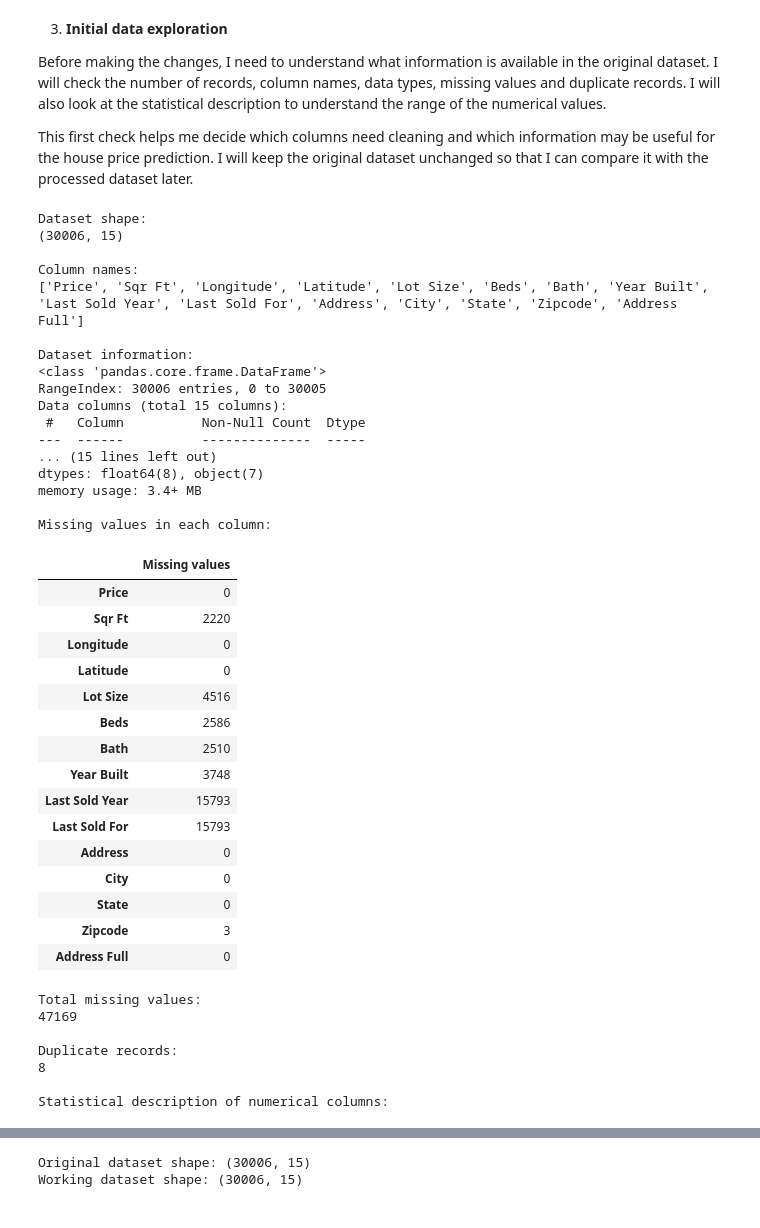
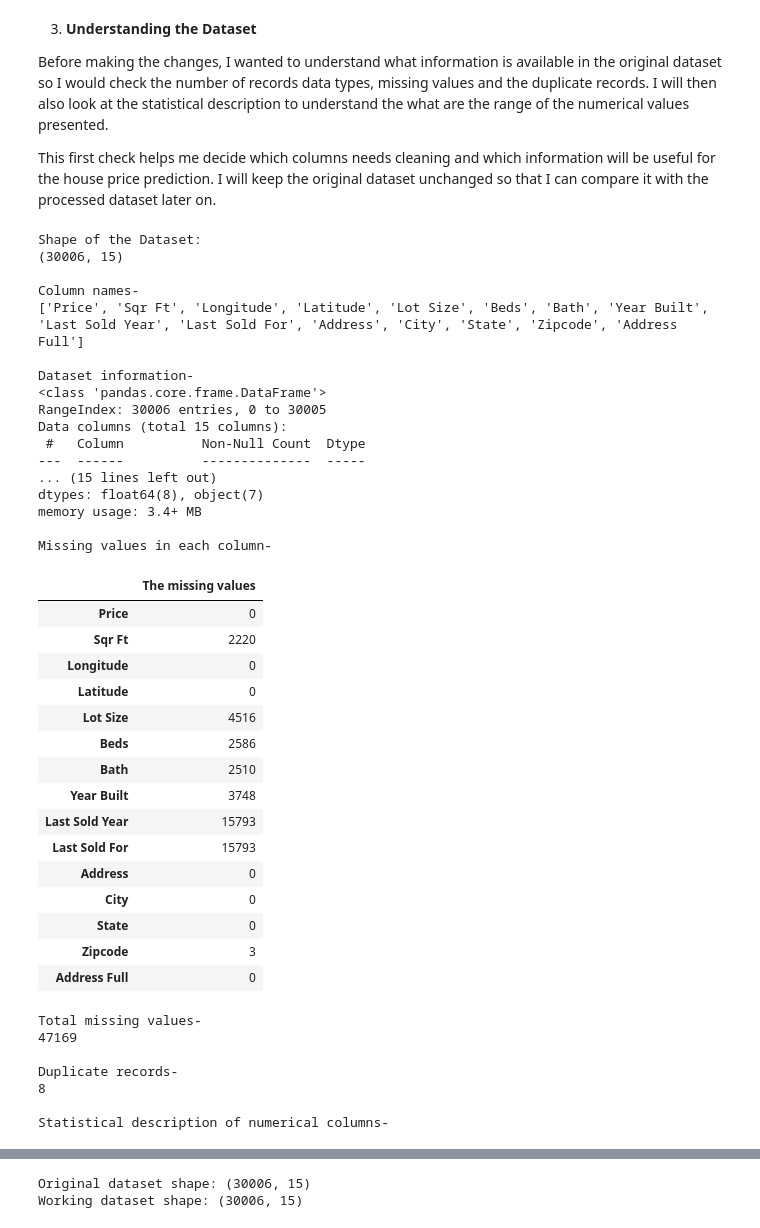
Before and after one commit to Kathir-20/Introduction-to-AI-Module-Electronics-and-Computer-Engineering---2026-2027, a Jupyter notebook: AS1 - CSY 2082.ipynb, the cells around one changed output, grey strips where cells are left out. Drawn from its saved outputs; the diff is of its cells as text; code cells hidden in the pictures.

```diff
--- a/AS1 - CSY 2082.ipynb
+++ b/AS1 - CSY 2082.ipynb
@@ -109,56 +106,52 @@ Columns: 15
 | 3 | 959000 | 1,417 sqft | -73.860170 | 40.722960 | 2,598 sqft | 3.0 | 2.0 | 1939.0 | 2009.0 | ... |
 | 4 | 83500 | 440 sqft | -80.206314 | 25.937965 | NaN | NaN | 1.0 | 1971.0 | 2007.0 | ... |
 # %% [markdown]
-3. **Initial data exploration**
+3. **Understanding the Dataset**
 
-Before making the changes, I need to understand what information is available in the original dataset. I will check the number of records, column names, data types, missing values and duplicate records. I will also look at the statistical description to understand the range of the numerical values.
+Before making the changes, I wanted to understand what information is available in the original dataset so I would check the number of records data types, missing values and the duplicate records. I will then  also look at the statistical description to understand the what are the range of the numerical values presented.
 
-This first check helps me decide which columns need cleaning and which information may be useful for the house price prediction. I will keep the original dataset unchanged so that I can compare it with the processed dataset later.
+This first check helps me decide which columns needs cleaning and which information will be useful for the house price prediction. I will keep the original dataset unchanged so that I can compare it with the processed dataset later on.
 # %%
-# Analyse the original data before making any changes.
-# Check the number of rows and columns, column names and data types.
-# Check missing values and duplicate records.
-# Review the statistical description of the numerical columns.
+## Analysing the initial original data before making any changes then checking the number of rows and columns, names of the columns and data types.
+## Checking missing values and duplicate records and reviewing the statistical description of the numerical columns.
 
-print("Dataset shape:")
+print("Shape of the Dataset:")
 print(df.shape)
 
-print("\nColumn names:")
+print("\nColumn names-")
 print(df.columns.tolist())
-
-print("\nDataset information:")
+print("\nDataset information-")
 df.info()
 
-print("\nMissing values in each column:")
-display(df.isnull().sum().to_frame("Missing values"))
-
-print("\nTotal missing values:")
+print("\nMissing values in each column-")
+display(df.isnull().sum().to_frame("The missing values"))
+print("\nTotal missing values-")
 print(df.isnull().sum().sum())
 
-print("\nDuplicate records:")
+print("\nDuplicate records-")
 print(df.duplicated().sum())
 
-print("\nStatistical description of numerical columns:")
+print("\nStatistical description of numerical columns-")
 display(df.describe())
 # %% [output]
-Dataset shape:
+Shape of the Dataset:
 (30006, 15)
 
-Column names:
+Column names-
 ['Price', 'Sqr Ft', 'Longitude', 'Latitude', 'Lot Size', 'Beds', 'Bath', 'Year Built', 'Last Sold Year', 'Last Sold For', 'Address', 'City', 'State', 'Zipcode', 'Address Full']
 
-Dataset information:
+Dataset information-
 <class 'pandas.core.frame.DataFrame'>
 RangeIndex: 30006 entries, 0 to 30005
 Data columns (total 15 columns):
  #   Column          Non-Null Count  Dtype
 ---  ------          --------------  -----
 ... (15 lines left out)
 dtypes: float64(8), object(7)
 memory usage: 3.4+ MB
 
-Missing values in each column:
+Missing values in each column-
-|  | Missing values |
+|  | The missing values |
 | Price | 0 |
 | Sqr Ft | 2220 |
 | Longitude | 0 |
@@ -174,13 +167,13 @@ Missing values in each column:
 | State | 0 |
 | Zipcode | 3 |
 | Address Full | 0 |
-Total missing values:
+Total missing values-
 47169
 
-Duplicate records:
+Duplicate records-
 8
 
-Statistical description of numerical columns:
+Statistical description of numerical columns-
 |  | Longitude | Latitude | Beds | Bath | Year Built | Last Sold Year | Last Sold For | Zipcode |
 | count | 30006.000000 | 30006.000000 | 27420.000000 | 27496.000000 | 26258.000000 | 14213.000000 | 1.421300e+04 | 30003.000000 |
 | mean | -95.167341 | 36.158007 | 3.288658 | 2.578688 | 1973.140224 | 2011.110673 | 3.469467e+05 | 59349.268440 |
```
Also changed, not shown: parts of 59 cells of this notebook.
